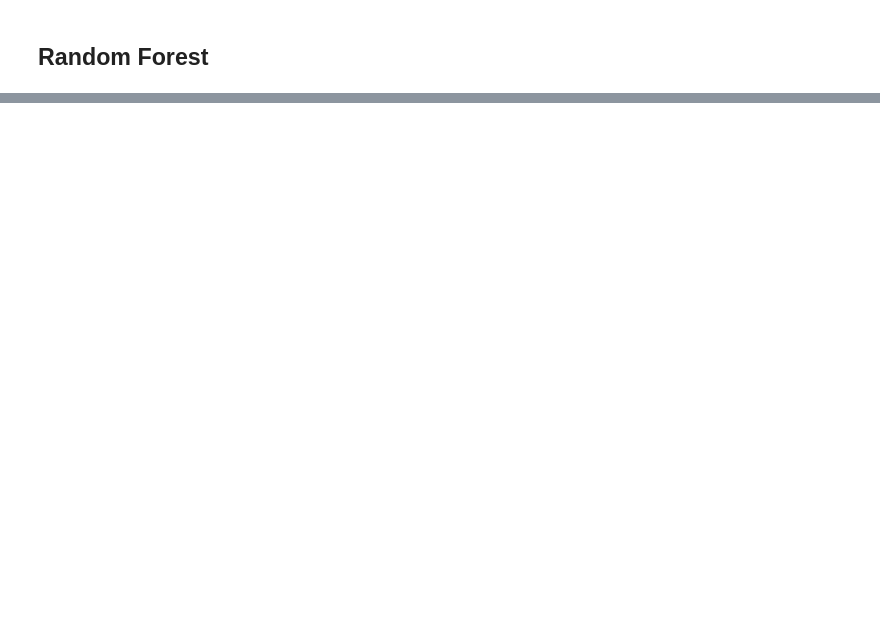
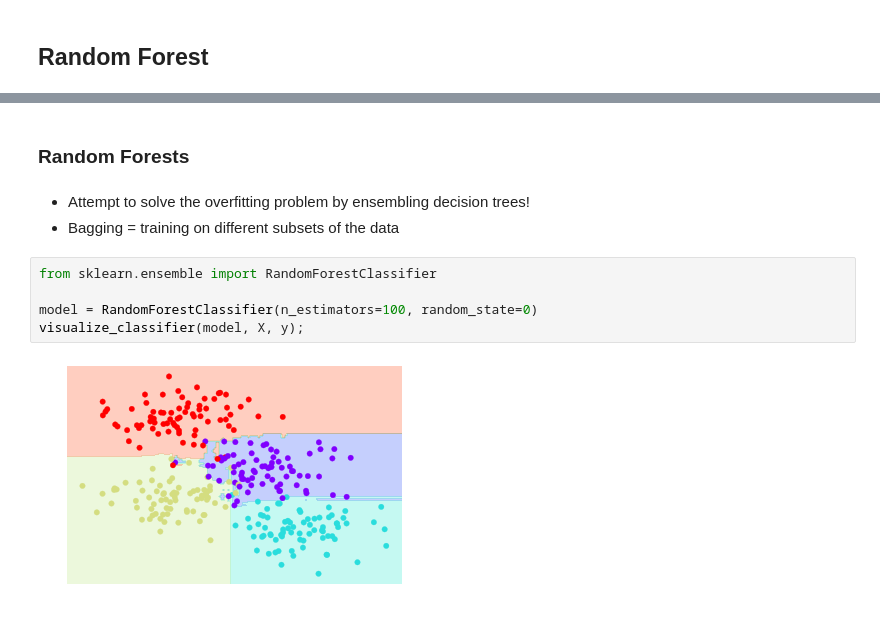
Before and after one commit to bfortuner/machine-learning, a Jupyter notebook: theory/RandomForest.ipynb, the cells around one changed output, grey strips where cells are left out. Saved outputs shown, nothing was run; the diff lists cells and outputs as text; blank space fills up the shorter version.

```diff
--- a/theory/RandomForest.ipynb
+++ b/theory/RandomForest.ipynb
@@ -4,0 +96,12 @@
+# %% [markdown]
+### Random Forests
+# %% [markdown]
+* Attempt to solve the overfitting problem by ensembling decision trees!
+* Bagging = training on different subsets of the data
+# %%
+from sklearn.ensemble import RandomForestClassifier
+
+model = RandomForestClassifier(n_estimators=100, random_state=0)
+visualize_classifier(model, X, y);
+# %% [output]
+[figure, added]
```
Also changed, not shown: parts of 20 cells of this notebook, 33 other files.
